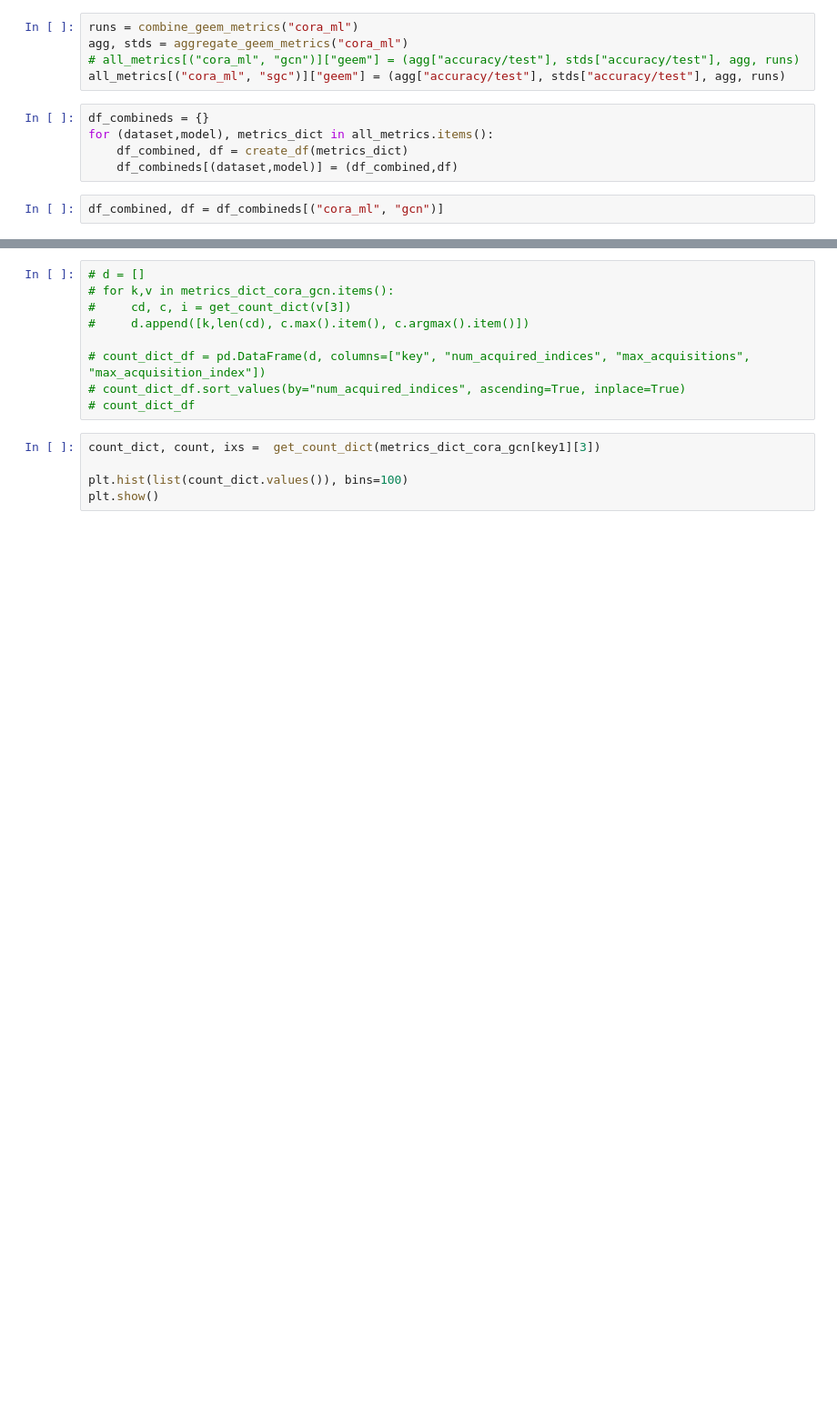
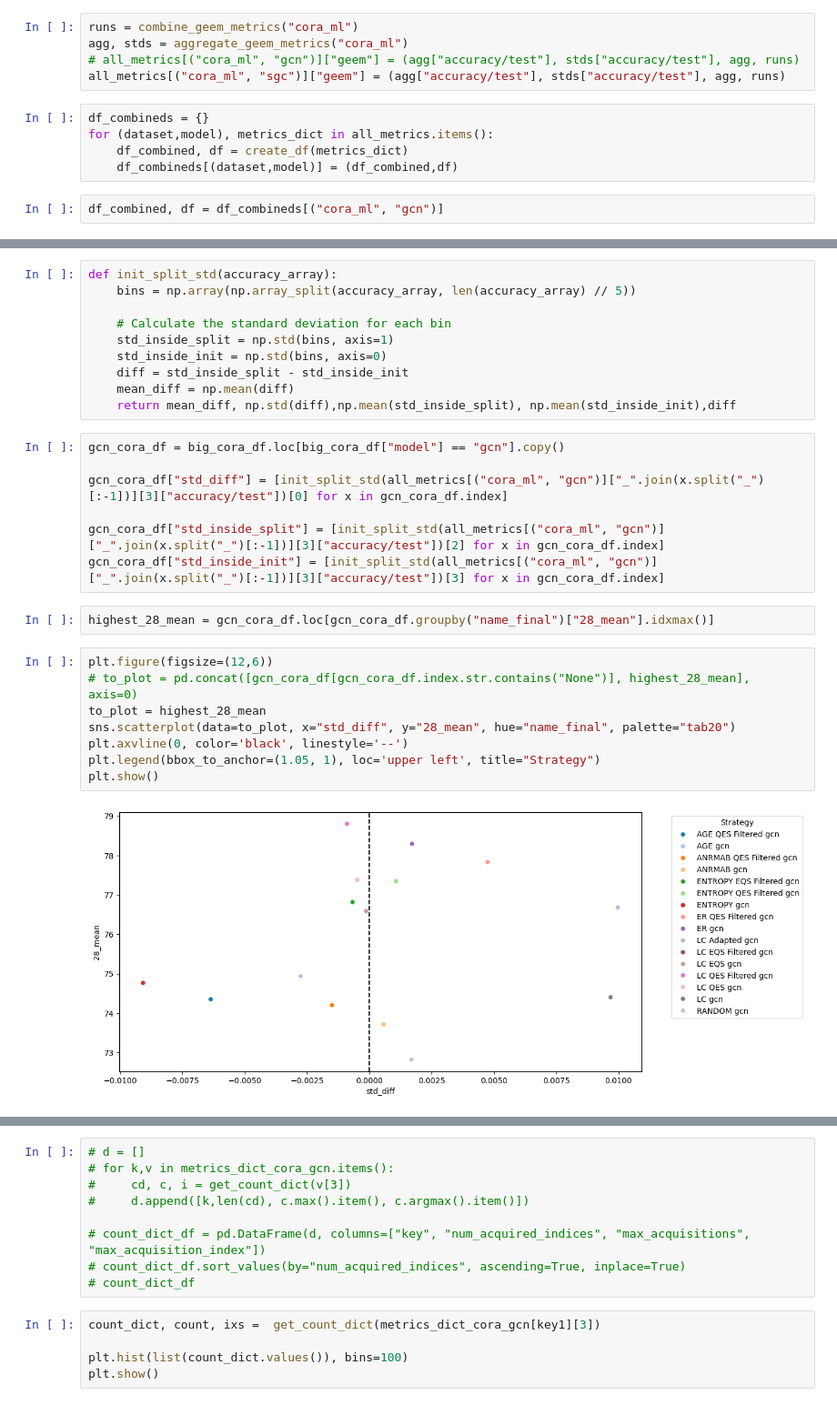
Before and after one commit to drigba/uq-for-al-on-graphs, a Jupyter notebook: notebooks/plot_indexes.ipynb, the cells around one changed output, grey strips where cells are left out. Shown: that part at 91% size. Cells and saved outputs as stored; diff of their text form; blank space fills up the shorter version.

```diff
--- a/notebooks/plot_indexes.ipynb
+++ b/notebooks/plot_indexes.ipynb
@@ -230,0 +101,29 @@ AttributeError: module 'seaborn' has no attribute 'scatter'
+# %%
+def init_split_std(accuracy_array):
+    bins = np.array(np.array_split(accuracy_array, len(accuracy_array) // 5))
+
+    # Calculate the standard deviation for each bin
+    std_inside_split = np.std(bins, axis=1)
+    std_inside_init = np.std(bins, axis=0)
+    diff = std_inside_split - std_inside_init
+    mean_diff = np.mean(diff)
+    return mean_diff, np.std(diff),np.mean(std_inside_split), np.mean(std_inside_init),diff
+# %%
+gcn_cora_df = big_cora_df.loc[big_cora_df["model"] == "gcn"].copy()
+
+gcn_cora_df["std_diff"] = [init_split_std(all_metrics[("cora_ml", "gcn")]["_".join(x.split("_")[:-1])][3]["accuracy/test"])[0] for x in gcn_cora_df.index]
+
+gcn_cora_df["std_inside_split"] = [init_split_std(all_metrics[("cora_ml", "gcn")]["_".join(x.split("_")[:-1])][3]["accuracy/test"])[2] for x in gcn_cora_df.index]
+gcn_cora_df["std_inside_init"] = [init_split_std(all_metrics[("cora_ml", "gcn")]["_".join(x.split("_")[:-1])][3]["accuracy/test"])[3] for x in gcn_cora_df.index]
+# %%
+highest_28_mean = gcn_cora_df.loc[gcn_cora_df.groupby("name_final")["28_mean"].idxmax()]
+# %%
+plt.figure(figsize=(12,6))
+# to_plot = pd.concat([gcn_cora_df[gcn_cora_df.index.str.contains("None")], highest_28_mean], axis=0)
+to_plot = highest_28_mean
+sns.scatterplot(data=to_plot, x="std_diff", y="28_mean", hue="name_final", palette="tab20")
+plt.axvline(0, color='black', linestyle='--')
+plt.legend(bbox_to_anchor=(1.05, 1), loc='upper left', title="Strategy")
+plt.show()
+# %% [output]
+[figure, added]
```
Also changed, not shown: parts of 17 cells of this notebook, 5 other files.
